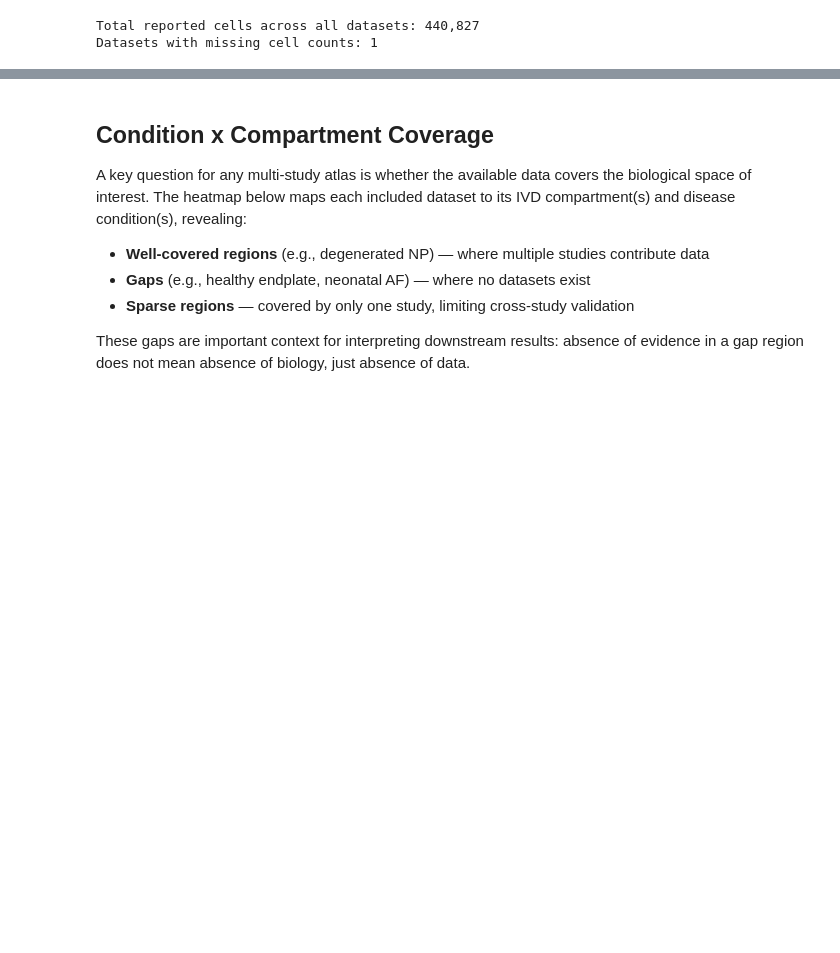
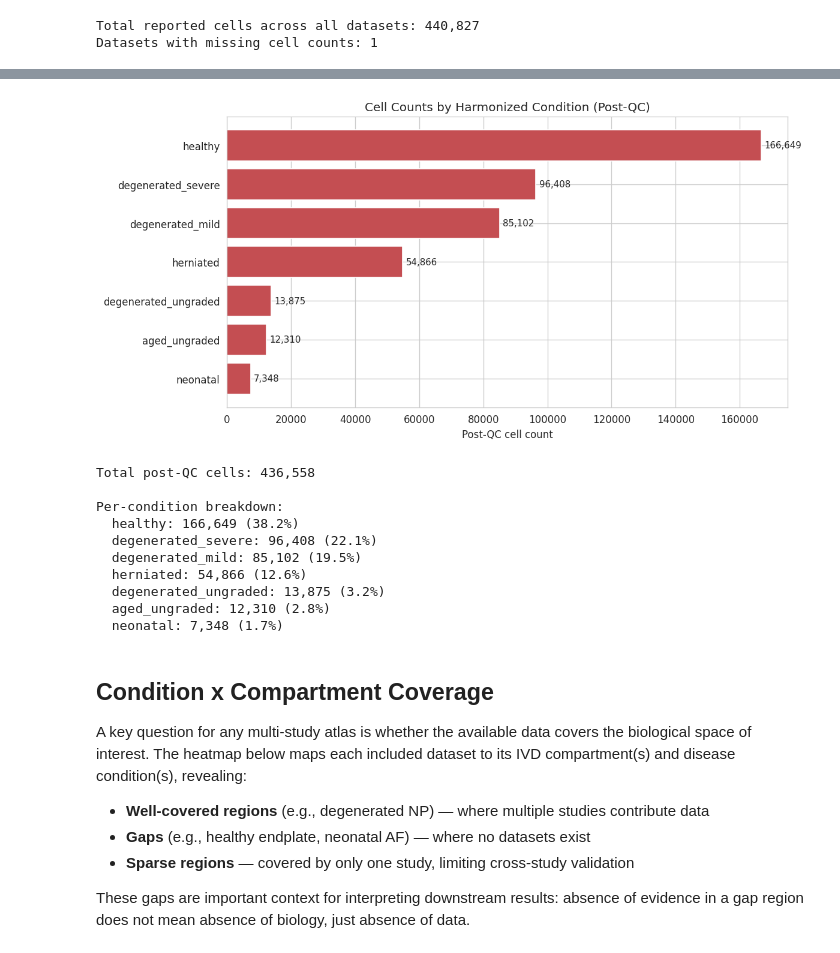
Before and after one commit to SuLab/lotz-ivd, a Jupyter notebook: notebooks/01_datasets.ipynb, the cells around one changed output, grey strips where cells are left out. Drawn from its saved outputs; the diff is of its cells as text; code cells hidden in the pictures; blank space fills up the shorter version.

```diff
--- a/notebooks/01_datasets.ipynb
+++ b/notebooks/01_datasets.ipynb
@@ -236,3 +246,57 @@ Datasets with missing cell counts: 1
+# %%
+# Cell counts by harmonized condition (post-QC)
+import scanpy as sc
+
+PROC_DIR = BASE / 'data' / 'processed'
+ALL_ACCESSIONS = [
+    'GSE160756', 'GSE165722', 'GSE189916', 'GSE199866', 'GSE205535',
+    'CNP0002664', 'GSE233666', 'GSE244889', 'GSE251686', 'GSE255768',
+    'GSE230809', 'GSE242443',
+]
+
+condition_counts = {}
+for acc in ALL_ACCESSIONS:
+    path = PROC_DIR / f'{acc}.h5ad'
+    if not path.exists():
+        continue
+    adata = sc.read_h5ad(path, backed='r')
+    obs = adata.obs[['condition_harmonized']].copy()
+    adata.file.close()
+    for cond, count in obs['condition_harmonized'].value_counts().items():
+        condition_counts[cond] = condition_counts.get(cond, 0) + count
+
+cond_df = pd.DataFrame.from_dict(condition_counts, orient='index', columns=['cells'])
+cond_df = cond_df.sort_values('cells', ascending=True)
+
+fig, ax = plt.subplots(figsize=(10, 5))
+bars = ax.barh(cond_df.index, cond_df['cells'], color='#c44e52', edgecolor='white')
+for bar, val in zip(bars, cond_df['cells']):
+    ax.text(bar.get_width() + 1000, bar.get_y() + bar.get_height() / 2,
+            f'{int(val):,}', va='center', fontsize=9)
+ax.set_xlabel('Post-QC cell count')
+ax.set_title('Cell Counts by Harmonized Condition (Post-QC)')
+fig.tight_layout()
+fig.savefig(FIG_DIR / 'notebook_01_cells_per_condition.png')
+plt.show()
+
+total = cond_df['cells'].sum()
+print(f'Total post-QC cells: {int(total):,}')
+print(f'\nPer-condition breakdown:')
+for cond in cond_df.sort_values('cells', ascending=False).index:
+    n = cond_df.loc[cond, 'cells']
+    print(f'  {cond}: {int(n):,} ({n/total*100:.1f}%)')
+# %% [output]
+[figure, added]
+Total post-QC cells: 436,558
+
+Per-condition breakdown:
+  healthy: 166,649 (38.2%)
+  degenerated_severe: 96,408 (22.1%)
+  degenerated_mild: 85,102 (19.5%)
+  herniated: 54,866 (12.6%)
+  degenerated_ungraded: 13,875 (3.2%)
+  aged_ungraded: 12,310 (2.8%)
+  neonatal: 7,348 (1.7%)
 # %% [markdown]
 ## Condition x Compartment Coverage
 
```
Also changed, not shown: parts of 2 cells of this notebook, 4 other files.
